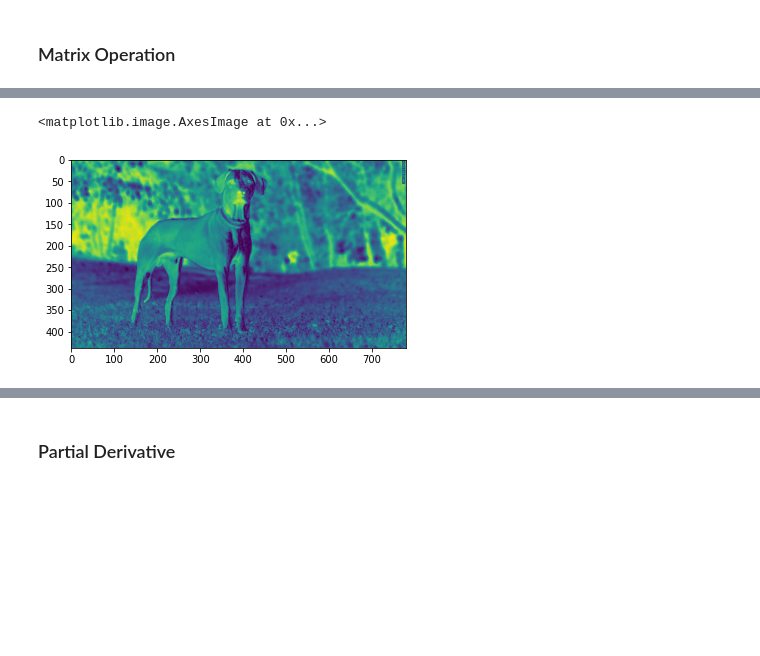
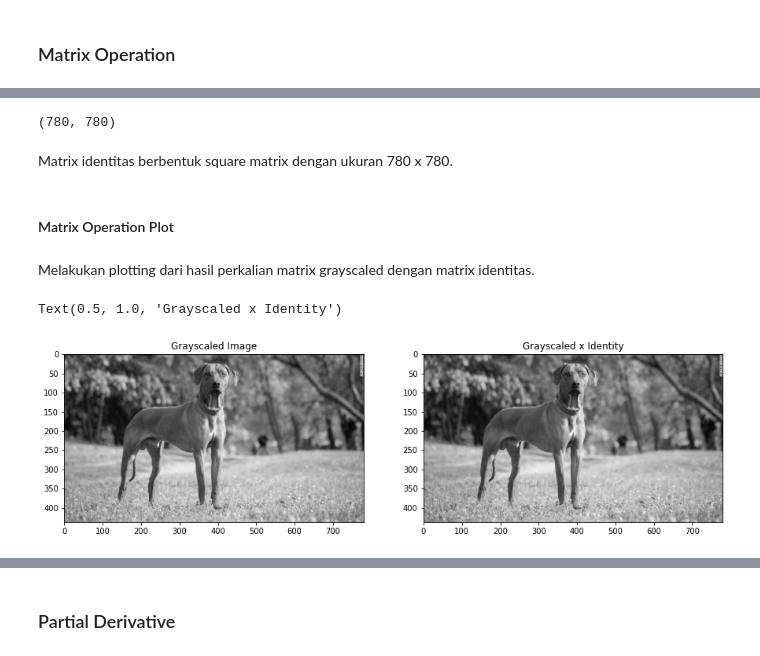
Before and after one commit to Penzragon/h8dsft_P0W2, a Jupyter notebook: script.ipynb, the cells around one changed output, grey strips where cells are left out. Cells and saved outputs as stored; diff of their text form; code cells hidden in the pictures; blank space fills up the shorter version.

Commit message:
Add documentation to matrix operation

```diff
--- a/script.ipynb
+++ b/script.ipynb
@@ -144,5 +147,21 @@ plt.imshow(Red)
 # %%
-plt.imshow(Red @ ((-1)*np.eye(780)))
+identity = np.eye(780)
-# %% [output]
-<matplotlib.image.AxesImage at 0x...>
-[figure, removed]
+# %%
+identity.shape
+# %% [output]
+(780, 780)
+# %% [markdown]
+Matrix identitas berbentuk square matrix dengan ukuran 780 x 780.
+# %% [markdown]
+#### Matrix Operation Plot
+# %% [markdown]
+Melakukan plotting dari hasil perkalian matrix grayscaled dengan matrix identitas.
+# %%
+fig, ax = plt.subplots(ncols=2,figsize=(15,5))
+ax[0].imshow(Gray, cmap='gray')
+ax[0].set_title('Grayscaled Image')
+ax[1].imshow(Gray @ identity, cmap='gray')
+ax[1].set_title('Grayscaled x Identity')
+# %% [output]
+Text(0.5, 1.0, 'Grayscaled x Identity')
+[figure, added]
```
Also changed, not shown: parts of 9 cells of this notebook.
